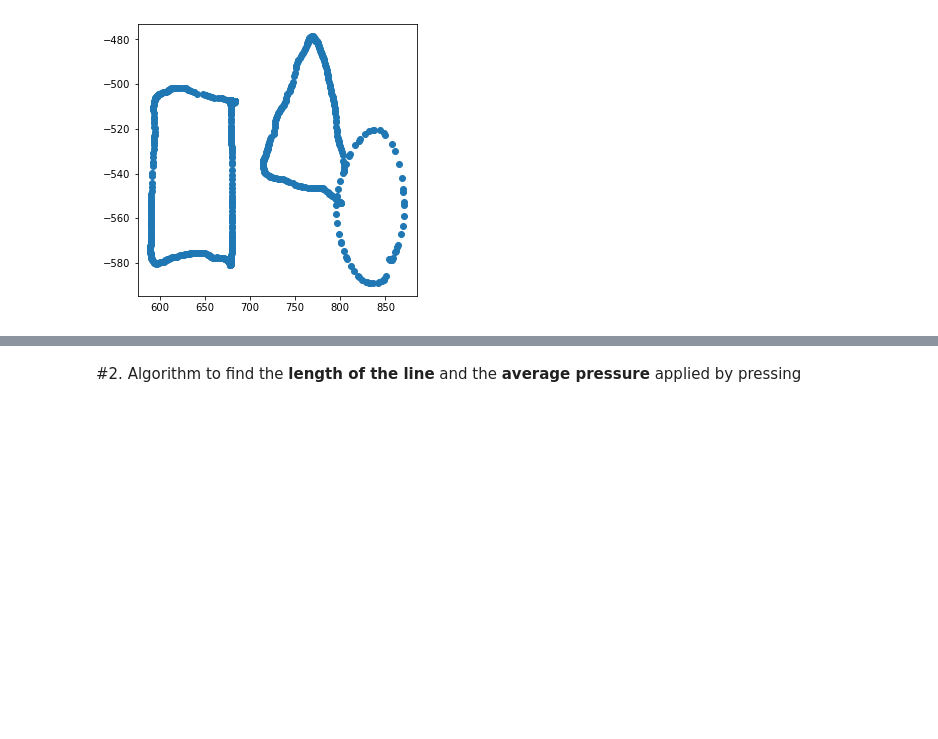
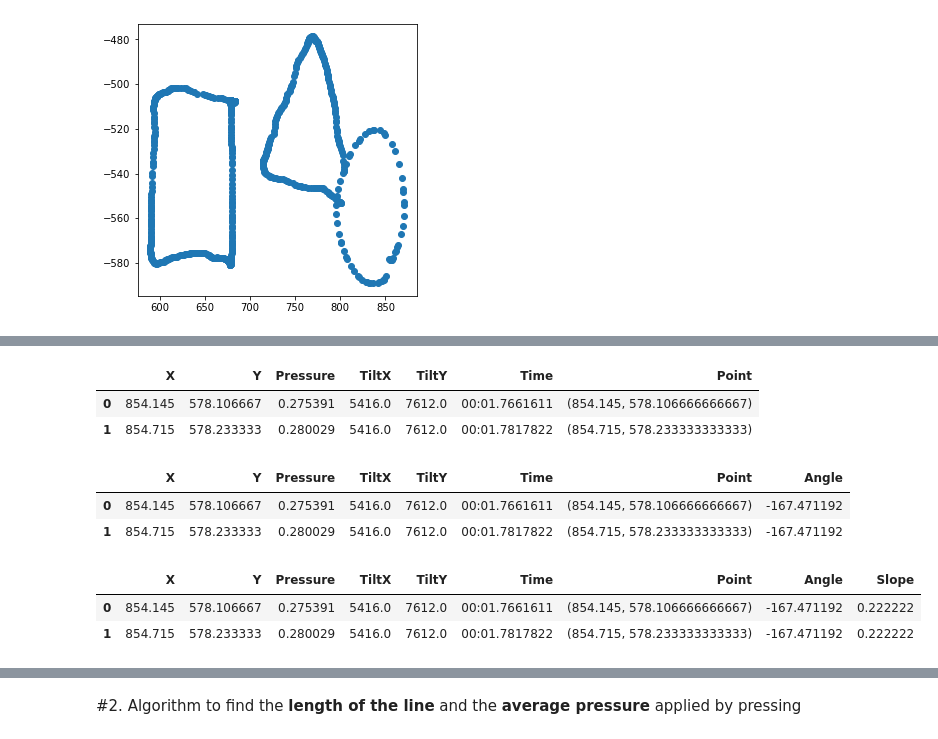
Before and after one commit to tomergozlan/Fashion_Mnist, a Jupyter notebook: HandDrawing/hand_drawing.ipynb, the cells around one changed output, grey strips where cells are left out. Cells and saved outputs as stored; diff of their text form; code cells hidden in the pictures; blank space fills up the shorter version.

```diff
--- a/HandDrawing/hand_drawing.ipynb
+++ b/HandDrawing/hand_drawing.ipynb
@@ -183,0 +211,22 @@ plt.axis();
+# %%
+def get_slope(p,q):
+    if (q[0]-p[0]!=0):
+        m = (q[1]-p[1])/(q[0]-p[0])
+    else:
+        m=0
+    return m
+# %%
+def Createslope(data):
+    slopes = []
+    first = data['Point'][0]
+    second = data['Point'][1]
+    slope = get_slope(first,second)
+    slopes.append(slope)
+    for index, row in data.iterrows():
+        if index > 0:
+            currentValue = data['Point'][index]
+            previousValue = data['Point'][index -1]
+            slope = get_slope(previousValue,currentValue)
+            slopes.append(slope)
+    data['Slope'] = slopes
+    return data
@@ -183,0 +246,18 @@ plt.axis();
+# %%
+CreatePoint(df_16).head(2)
+# %% [output]
+|  | X | Y | Pressure | TiltX | TiltY | Time | Point |
+| 0 | 854.145 | 578.106667 | 0.275391 | 5416.0 | 7612.0 | 00:01.7661611 | (854.145, 578.106666666667) |
+| 1 | 854.715 | 578.233333 | 0.280029 | 5416.0 | 7612.0 | 00:01.7817822 | (854.715, 578.233333333333) |
+# %%
+CreateAngle(df_16).head(2)
+# %% [output]
+|  | X | Y | Pressure | TiltX | TiltY | Time | Point | Angle |
+| 0 | 854.145 | 578.106667 | 0.275391 | 5416.0 | 7612.0 | 00:01.7661611 | (854.145, 578.106666666667) | -167.471192 |
+| 1 | 854.715 | 578.233333 | 0.280029 | 5416.0 | 7612.0 | 00:01.7817822 | (854.715, 578.233333333333) | -167.471192 |
+# %%
+Createslope(df_16).head(2)
+# %% [output]
+|  | X | Y | Pressure | TiltX | TiltY | Time | Point | Angle | Slope |
+| 0 | 854.145 | 578.106667 | 0.275391 | 5416.0 | 7612.0 | 00:01.7661611 | (854.145, 578.106666666667) | -167.471192 | 0.222222 |
+| 1 | 854.715 | 578.233333 | 0.280029 | 5416.0 | 7612.0 | 00:01.7817822 | (854.715, 578.233333333333) | -167.471192 | 0.222222 |
```
Also changed, not shown: parts of 21 cells of this notebook, 1 other file.
